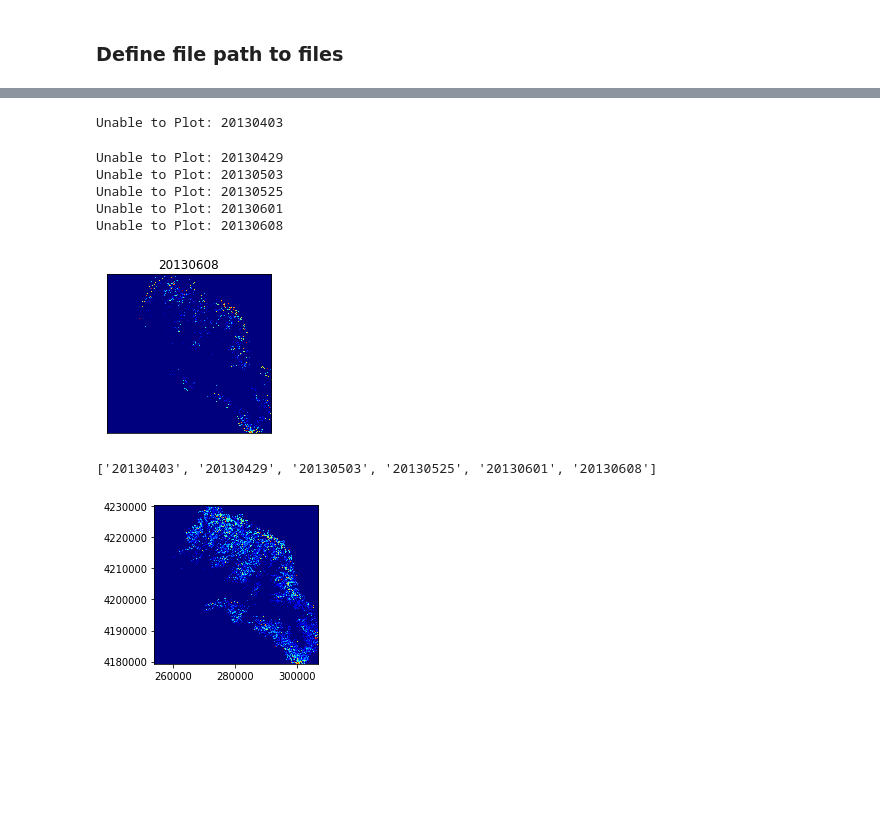
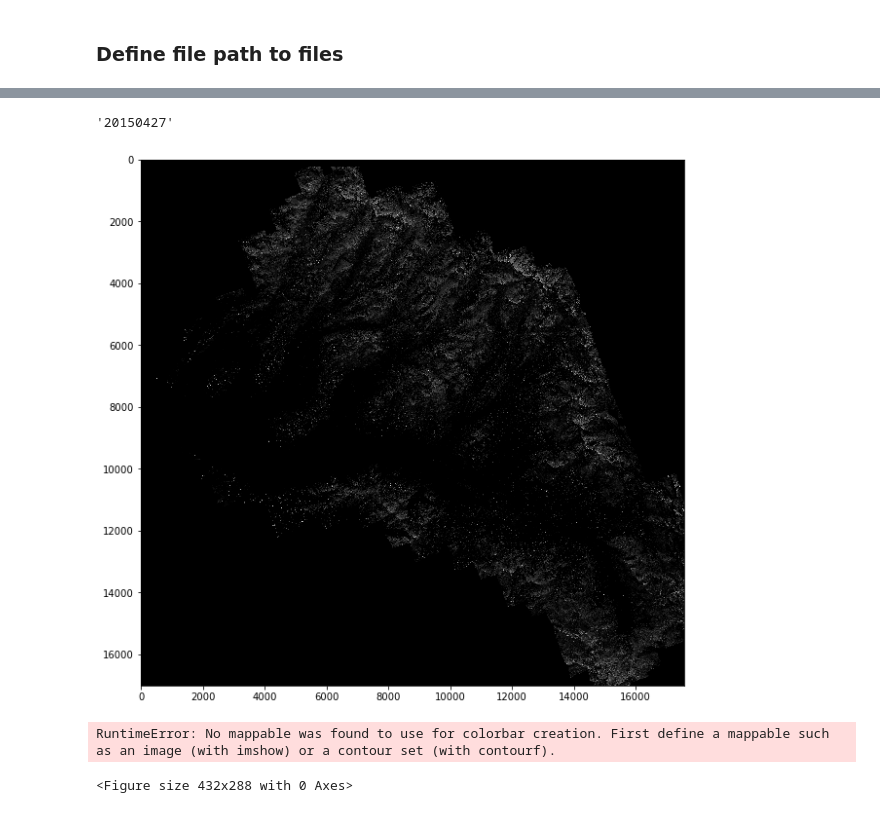
Before and after one commit to geohackweek/ghw2019_deepstac, a Jupyter notebook: notebooks/01_data_loader.ipynb, the cells around one changed output, grey strips where cells are left out. Drawn from its saved outputs; the diff is of its cells as text; code cells hidden in the pictures; blank space fills up the shorter version.

```diff
--- a/notebooks/01_data_loader.ipynb
+++ b/notebooks/01_data_loader.ipynb
@@ -38,6 +42,27 @@ from utils import GetExtent
 # %%
 # from config import site_name
 SITENAME = 'tuolumne'
-YEAR = '2013'
-path_to_data = '../data/{0}/'.format(YEAR)
-files = os.listdir('../data/{0}'.format(YEAR))
+name = 'snowdepth'
+formato = 'tifs'
+YEAR = '2015'
+path_to_data = f'/srv/shared/deep_stac/data/{name}/{formato}/{YEAR}'
+files = os.listdir(path_to_data)
+# %%
+data = {}
+nx = {}
+ny = {}
+x = {}
+y = {}
+ext = {}
+
+f = files[0]
+print('Loading: {0}'.format(f))
+llave = f.split('_')[0]
+data[llave] = xr.open_rasterio(
+        os.path.join(
+            path_to_data, f
+        )
+)
+transform = Affine.from_gdal(*data[llave].attrs['transform'])
+nx[llave], ny[llave] = data[llave].sizes['x'], data[llave].sizes['y']
+x[llave], y[llave] = np.meshgrid(np.arange(nx[llave])+0.5, np.arange(ny[llave])+0.5) * transform
@@ -83,7 +109,7 @@ ix = 1
 llaves = list(np.sort(list(data.keys())))
 plt.figure(figsize=(10,18))
 for llave in llaves:
-    ax = plt.subplot(3,3,ix)
+    ax = plt.subplot(3,2,ix)
     try:
         cmap = 'jet'
 
@@ -109,33 +135,22 @@ for llave in llaves:
         ix = ix + 1
     except:
         print('Unable to Plot: {0}'.format(llave))
-# %% [output]
-Unable to Plot: 20130403
-Unable to Plot: 20130429
-Unable to Plot: 20130503
-Unable to Plot: 20130525
-Unable to Plot: 20130601
-Unable to Plot: 20130608
-[figure, removed]
-# %%
-llaves
-# %% [output]
-['20130403', '20130429', '20130503', '20130525', '20130601', '20130608']
-# %%
-plt.figure(figsize=(10,18))
-llave = '20130503'
-ax = plt.subplot(3,3,3)
-im = ax.imshow(
-    data[llave],
-    extent=[
-        ext[llave][0][0] - 3,
-        ext[llave][2][0] - 3,
-        ext[llave][1][1] - 3,
-        ext[llave][0][1] - 3
-    ],
-    cmap=cmap
-)
-# %% [output]
-[figure, removed]
+# %%
+llave
+# %% [output]
+'20150427'
+# %%
+plt.figure(figsize=(10,18))
+llave = '20150427'
+im = plt.imshow(
+    data[llave].squeeze(axis=0),
+    cmap='gray'
+)
+plt.show()
+plt.colorbar()
+# %% [output]
+[figure, added]
+RuntimeError: No mappable was found to use for colorbar creation. First define a mappable such as an image (with imshow) or a contour set (with contourf).
+<Figure size 432x288 with 0 Axes>
 # %%
 ix
```
Also changed, not shown: parts of 4 cells of this notebook, 1 other file.
